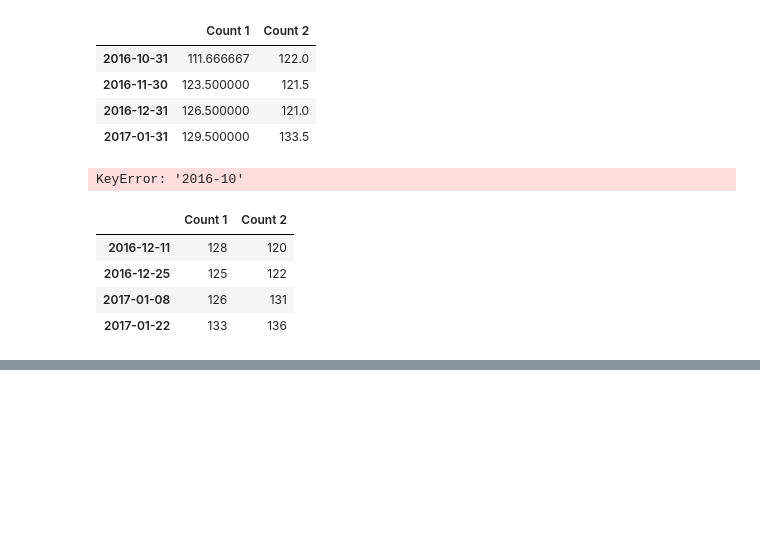
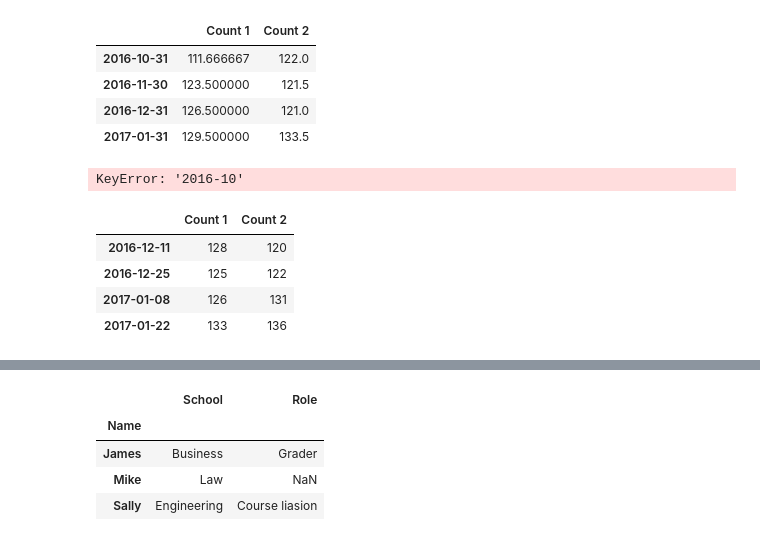
Before and after one commit to mrioshe/AppliedDataScienceWithPython, a Jupyter notebook: IntroductionToDataScienceInPython/week3_MoreDataProcessingWithPandas/MoreDataProcessingWithPandas.ipynb, the cells around one changed output, grey strips where cells are left out. Saved outputs shown, nothing was run; the diff lists cells and outputs as text; code cells hidden in the pictures; blank space fills up the shorter version.

```diff
--- a/IntroductionToDataScienceInPython/week3_MoreDataProcessingWithPandas/MoreDataProcessingWithPandas.ipynb
+++ b/IntroductionToDataScienceInPython/week3_MoreDataProcessingWithPandas/MoreDataProcessingWithPandas.ipynb
@@ -1065,0 +1069,11 @@ df['2016-12':]
+# %%
+student_df=pd.DataFrame([{'Name':'James','School':'Business'}
+                         ,{'Name':'Mike','School':'Law'},
+                         {'Name':'Sally','School':'Engineering'}])
+
+staff_df=pd.DataFrame([{'Name':'Kelly','Role':'Director of HR'}
+                         ,{'Name':'Sally','Role':'Course liasion'},
+                         {'Name':'James','Role':'Grader'}])
+
+student_df=student_df.set_index('Name')
+staff_df=staff_df.set_index('Name')
@@ -1065,0 +1088,8 @@ df['2016-12':]
+# %%
+pd.merge(student_df, staff_df, how='left', left_index=True, right_index=True)
+# %% [output]
+|  | School | Role |
+| Name |  |  |
+| James | Business | Grader |
+| Mike | Law | NaN |
+| Sally | Engineering | Course liasion |
```
Also changed, not shown: parts of 13 cells of this notebook.
